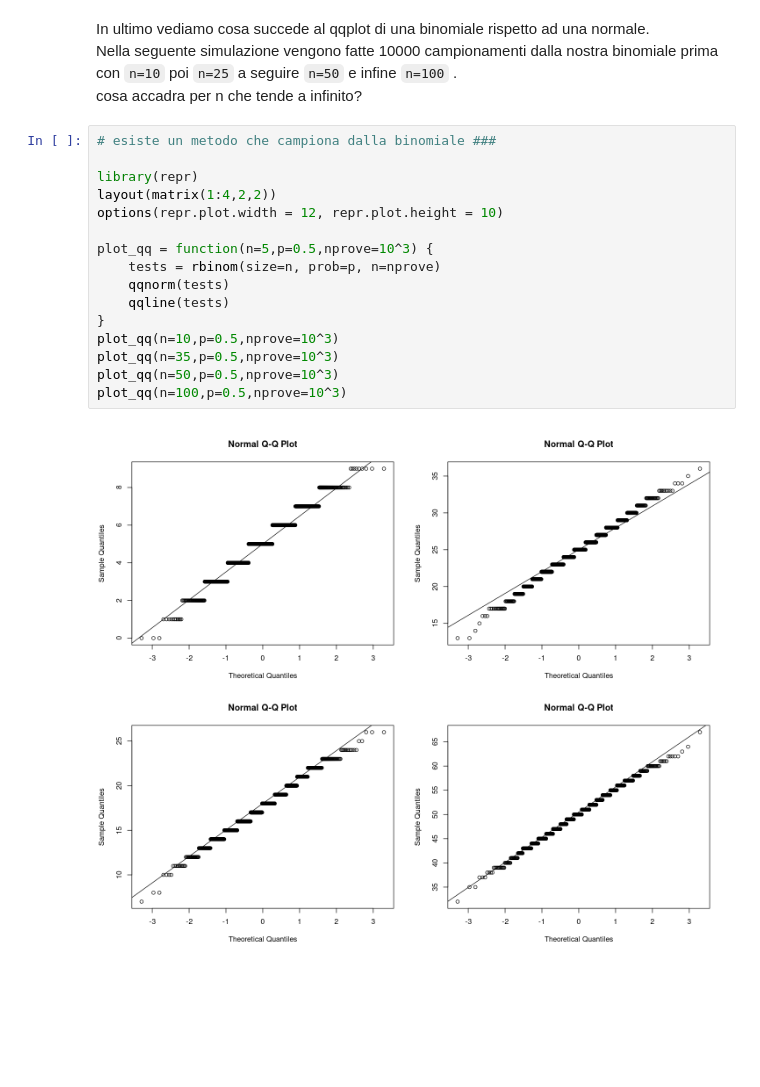
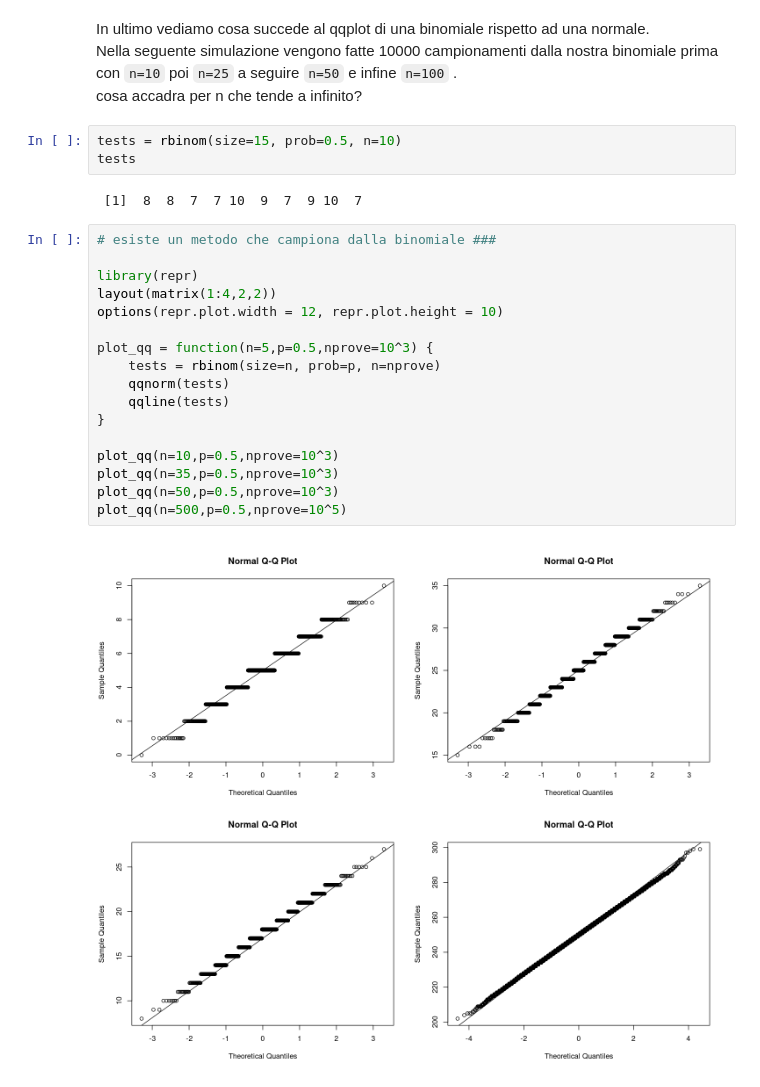
Before and after one commit to f14-bertolotti/SAD-unimi, a Jupyter notebook: simulations/binomial_distribution_R.ipynb, the cells around one changed output. Cells and saved outputs as stored; diff of their text form; blank space fills up the shorter version.

````diff
--- a/simulations/binomial_distribution_R.ipynb
+++ b/simulations/binomial_distribution_R.ipynb
@@ -152,21 +172,27 @@ plot_binomial(n=25,p=0.5,nprove=100)
 In ultimo vediamo cosa succede al qqplot di una binomiale rispetto ad una normale.
 Nella seguente simulazione vengono fatte 10000 campionamenti dalla nostra binomiale prima con ```n=10``` poi ```n=25``` a seguire ```n=50``` e infine ```n=100```  .
 cosa accadra per n che tende a infinito?
+# %%
+tests = rbinom(size=15, prob=0.5, n=10)
+tests
+# %% [output]
+ [1]  8  8  7  7 10  9  7  9 10  7
 # %%
 # esiste un metodo che campiona dalla binomiale ###
 
 library(repr)
 layout(matrix(1:4,2,2))
 options(repr.plot.width = 12, repr.plot.height = 10)
 
 plot_qq = function(n=5,p=0.5,nprove=10^3) {
     tests = rbinom(size=n, prob=p, n=nprove)
     qqnorm(tests)
     qqline(tests)
 }
+
 plot_qq(n=10,p=0.5,nprove=10^3)
 plot_qq(n=35,p=0.5,nprove=10^3)
 plot_qq(n=50,p=0.5,nprove=10^3)
-plot_qq(n=100,p=0.5,nprove=10^3)
+plot_qq(n=500,p=0.5,nprove=10^5)
 # %% [output]
-[figure, old version]
+[figure, new version]
````
Also changed, not shown: parts of 11 cells of this notebook, 1 other file.
